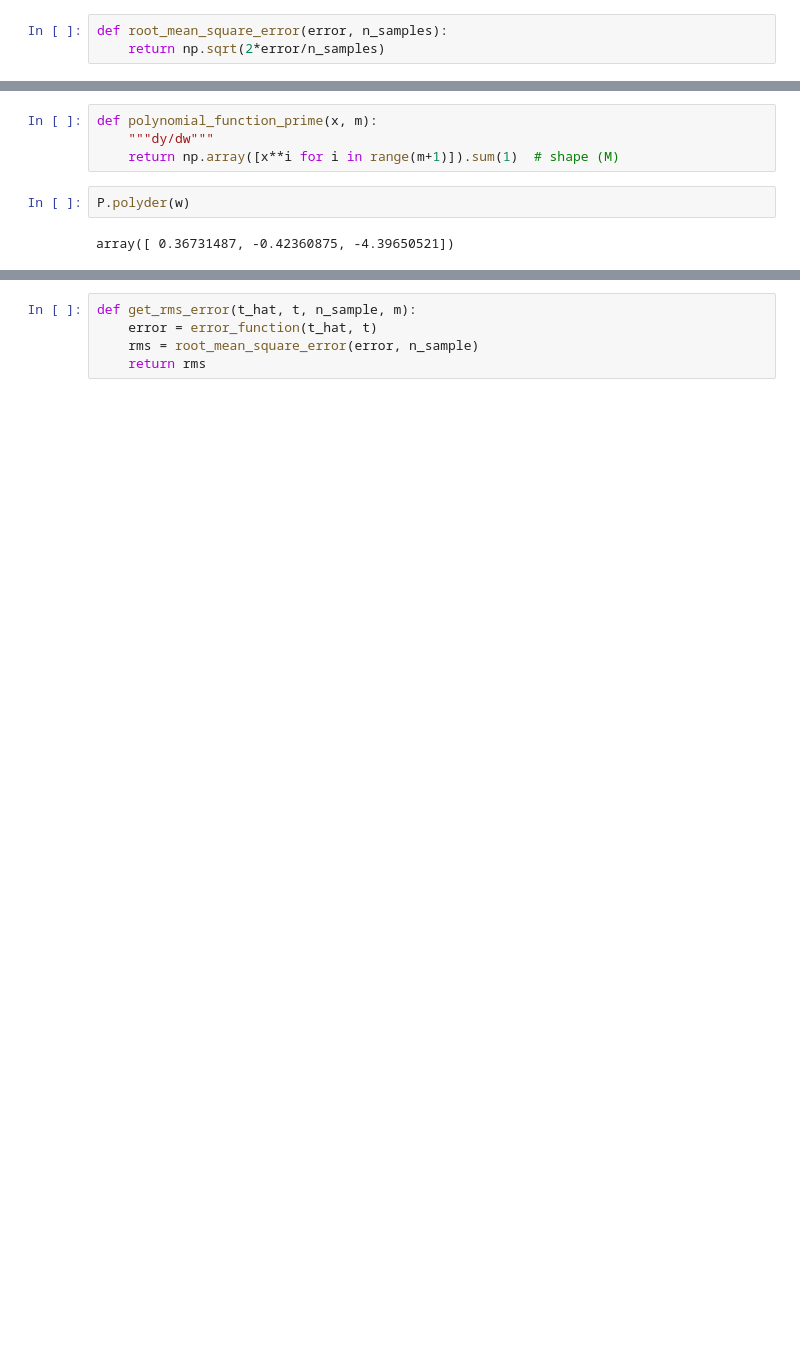
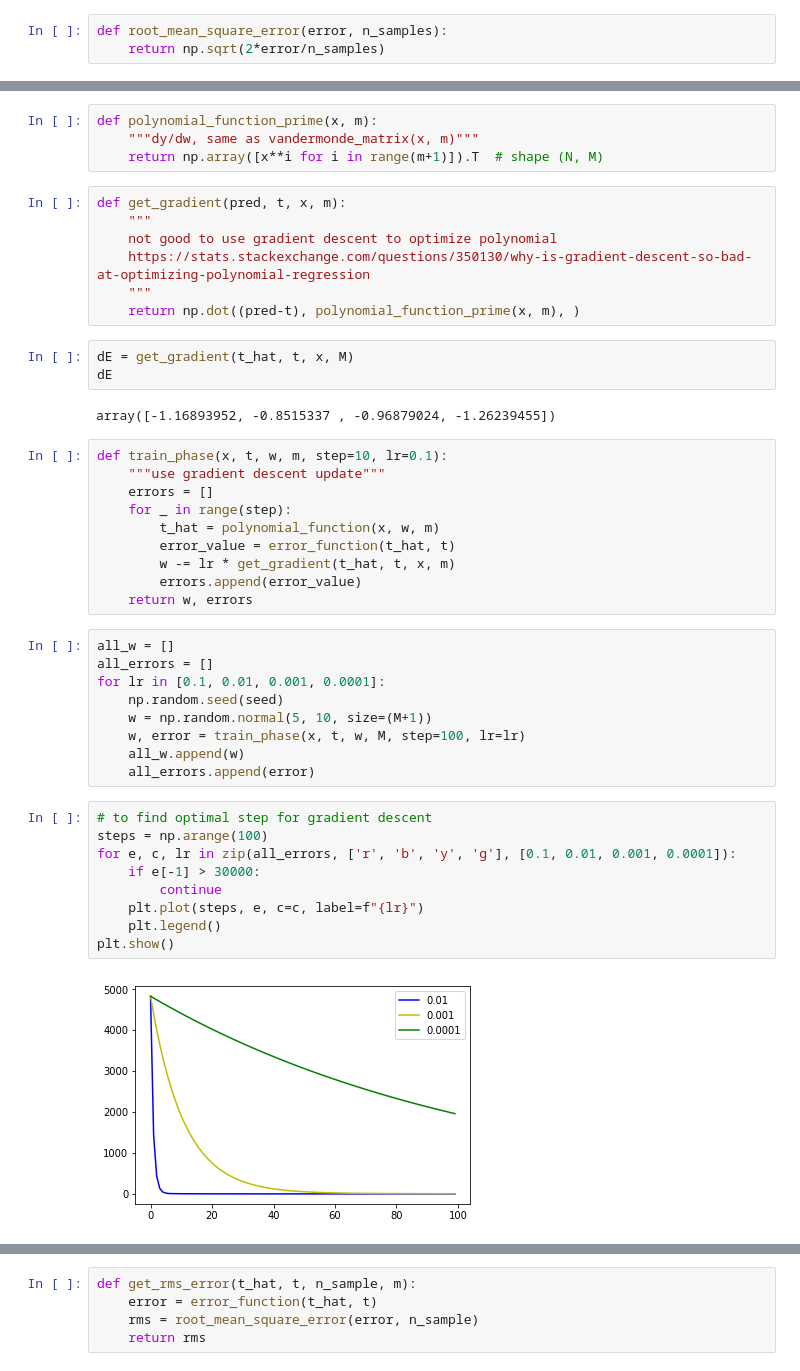
Before and after one commit to simonjisu/prml_study, a Jupyter notebook: docs/notebooks/chapter-1/1-example.ipynb, the cells around one changed output, grey strips where cells are left out. Saved outputs shown, nothing was run; the diff lists cells and outputs as text; blank space fills up the shorter version.

```diff
--- a/docs/notebooks/chapter-1/1-example.ipynb
+++ b/docs/notebooks/chapter-1/1-example.ipynb
@@ -92,8 +106,46 @@ rms
 # %%
 def polynomial_function_prime(x, m):
-    """dy/dw"""
-    return np.array([x**i for i in range(m+1)]).sum(1)  # shape (M)
+    """dy/dw, same as vandermonde_matrix(x, m)"""
+    return np.array([x**i for i in range(m+1)]).T  # shape (N, M)
-# %%
-P.polyder(w)
-# %% [output]
-array([ 0.36731487, -0.42360875, -4.39650521])
+# %%
+def get_gradient(pred, t, x, m):
+    """
+    not good to use gradient descent to optimize polynomial
+    https://stats.stackexchange.com/questions/350130/why-is-gradient-descent-so-bad-at-optimizing-polynomial-regression
+    """
+    return np.dot((pred-t), polynomial_function_prime(x, m), )
+# %%
+dE = get_gradient(t_hat, t, x, M)
+dE
+# %% [output]
+array([-1.16893952, -0.8515337 , -0.96879024, -1.26239455])
+# %%
+def train_phase(x, t, w, m, step=10, lr=0.1):
+    """use gradient descent update"""
+    errors = []
+    for _ in range(step):
+        t_hat = polynomial_function(x, w, m)
+        error_value = error_function(t_hat, t)
+        w -= lr * get_gradient(t_hat, t, x, m)
+        errors.append(error_value)
+    return w, errors
+# %%
+all_w = []
+all_errors = []
+for lr in [0.1, 0.01, 0.001, 0.0001]:
+    np.random.seed(seed)
+    w = np.random.normal(5, 10, size=(M+1))
+    w, error = train_phase(x, t, w, M, step=100, lr=lr)
+    all_w.append(w)
+    all_errors.append(error)
+# %%
+# to find optimal step for gradient descent
+steps = np.arange(100)
+for e, c, lr in zip(all_errors, ['r', 'b', 'y', 'g'], [0.1, 0.01, 0.001, 0.0001]):
+    if e[-1] > 30000:
+        continue
+    plt.plot(steps, e, c=c, label=f"{lr}")
+    plt.legend()
+plt.show()
+# %% [output]
+[figure, added]
```
Also changed, not shown: parts of 22 cells of this notebook, 5 other files.
